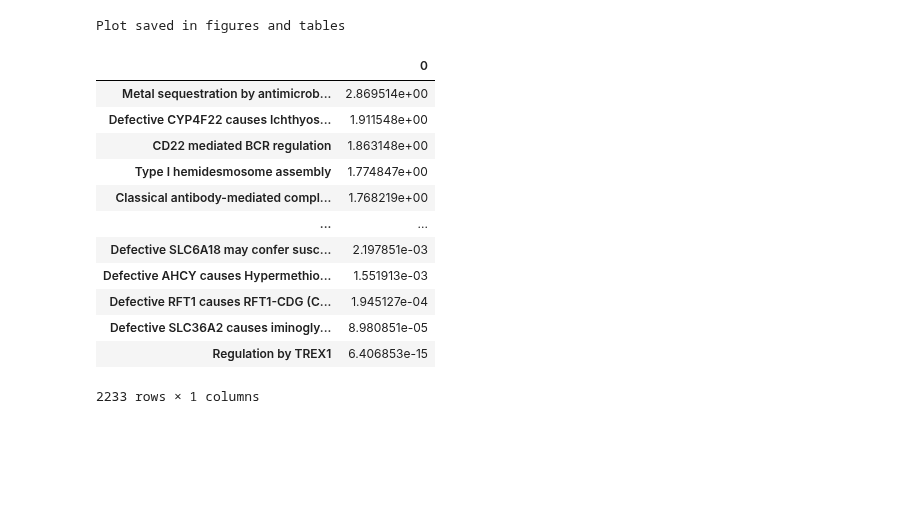
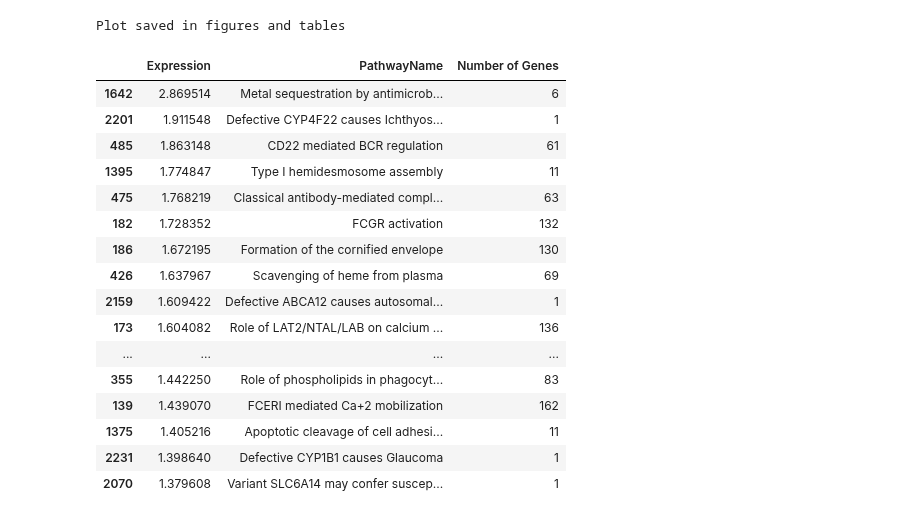
Before and after one commit to SamSaladino/FC-of-Genetic-pathways, a Jupyter notebook: Melanoma_expr_pathways.ipynb, the cells around one changed output. Drawn from its saved outputs; the diff is of its cells as text; code cells hidden in the pictures; blank space fills up the shorter version.

Commit message:
Tables and stuff

```diff
--- a/Melanoma_expr_pathways.ipynb
+++ b/Melanoma_expr_pathways.ipynb
@@ -261,16 +258,34 @@ sorted_df = df.sort_values(by=df.columns[0], ascending=False)
-# %%
-sorted_df
-# %% [output]
-|  | 0 |
-| Metal sequestration by antimicrob... | 2.869514e+00 |
-| Defective CYP4F22 causes Ichthyos... | 1.911548e+00 |
-| CD22 mediated BCR regulation | 1.863148e+00 |
-| Type I hemidesmosome assembly | 1.774847e+00 |
-| Classical antibody-mediated compl... | 1.768219e+00 |
-| ... | ... |
-| Defective SLC6A18 may confer susc... | 2.197851e-03 |
-| Defective AHCY causes Hypermethio... | 1.551913e-03 |
-| Defective RFT1 causes RFT1-CDG (C... | 1.945127e-04 |
-| Defective SLC36A2 causes iminogly... | 8.980851e-05 |
-| Regulation by TREX1 | 6.406853e-15 |
-2233 rows × 1 columns
+# %%
+exp = P_matrix.TUMORtoMETASTATIC.loc[gene_count.index]
+gene_count = pd.DataFrame(all_pathways.Pathways.value_counts())
+
+table5 = pd.DataFrame(
+    data={
+        'Expression': exp.values,'PathwayName':gene_count.index,
+        'Number of Genes':all_pathways.Pathways.value_counts().values
+        },
+        index=np.arange(1,2234)
+)
+table5.sort_values(by='Expression',ascending=False,inplace=True)
+
+table5.to_csv('./figures_tables/Table IV.csv')
+# %%
+table5.head(20)
+# %% [output]
+|  | Expression | PathwayName | Number of Genes |
+| 1642 | 2.869514 | Metal sequestration by antimicrob... | 6 |
+| 2201 | 1.911548 | Defective CYP4F22 causes Ichthyos... | 1 |
+| 485 | 1.863148 | CD22 mediated BCR regulation | 61 |
+| 1395 | 1.774847 | Type I hemidesmosome assembly | 11 |
+| 475 | 1.768219 | Classical antibody-mediated compl... | 63 |
+| 182 | 1.728352 | FCGR activation | 132 |
+| 186 | 1.672195 | Formation of the cornified envelope | 130 |
+| 426 | 1.637967 | Scavenging of heme from plasma | 69 |
+| 2159 | 1.609422 | Defective ABCA12 causes autosomal... | 1 |
+| 173 | 1.604082 | Role of LAT2/NTAL/LAB on calcium ... | 136 |
+| ... | ... | ... | ... |
+| 355 | 1.442250 | Role of phospholipids in phagocyt... | 83 |
+| 139 | 1.439070 | FCERI mediated Ca+2 mobilization | 162 |
+| 1375 | 1.405216 | Apoptotic cleavage of cell adhesi... | 11 |
+| 2231 | 1.398640 | Defective CYP1B1 causes Glaucoma | 1 |
+| 2070 | 1.379608 | Variant SLC6A14 may confer suscep... | 1 |
```
Also changed, not shown: parts of 1 cell of this notebook, 2 other files.
